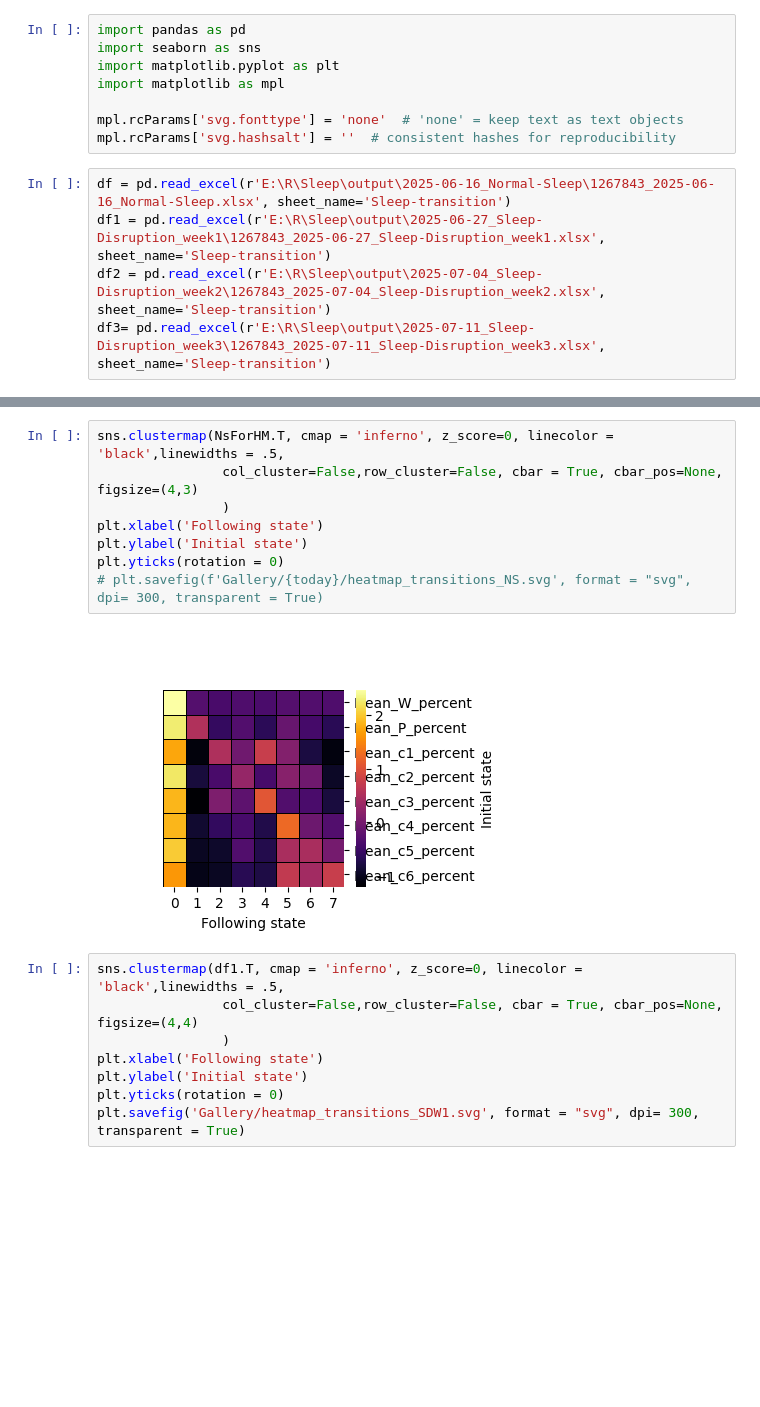
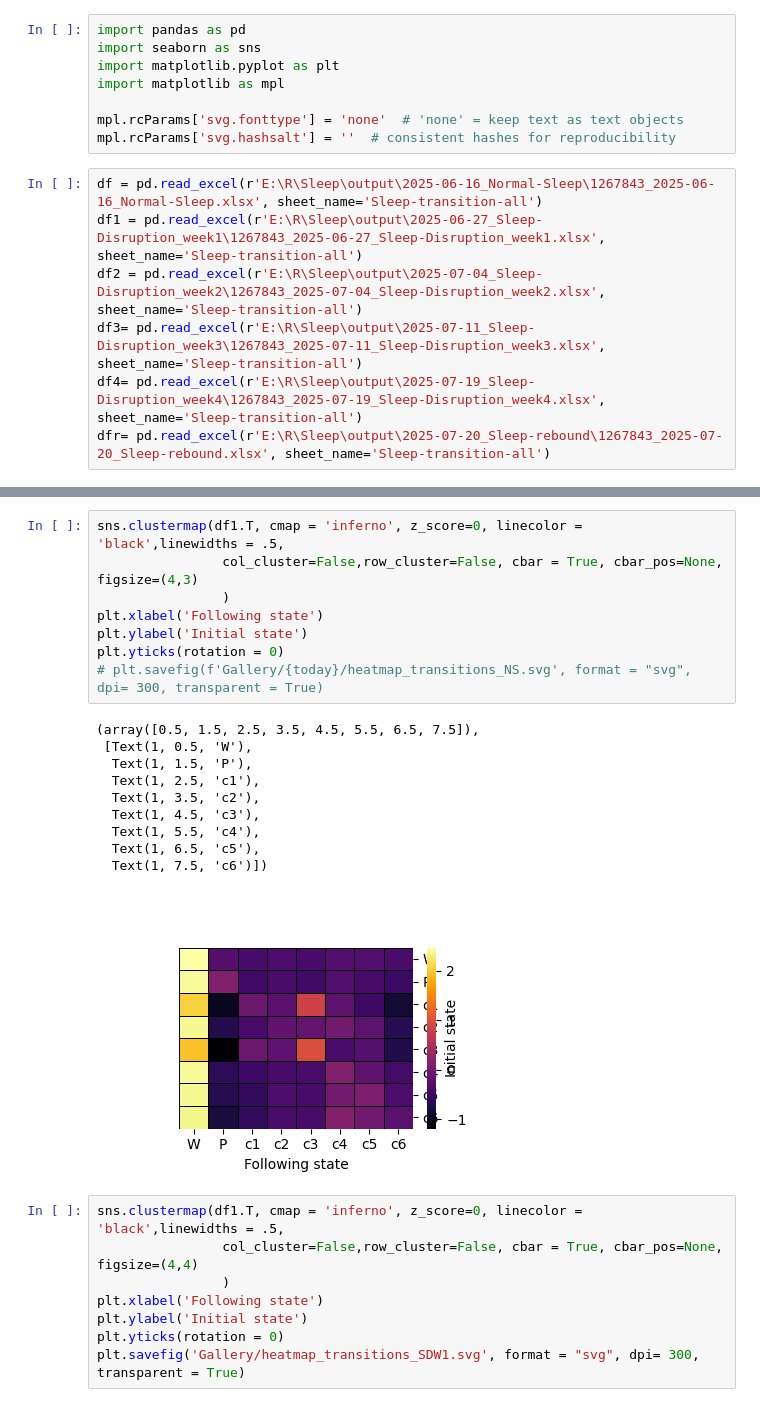
Before and after one commit to Carboneinerte/SleepAnalysis, a Jupyter notebook: separate_days.ipynb, the cells around one changed output, grey strips where cells are left out. Drawn from its saved outputs; the diff is of its cells as text; blank space fills up the shorter version.

Commit message:
sleep rebound

```diff
--- a/separate_days.ipynb
+++ b/separate_days.ipynb
@@ -440,10 +440,12 @@ import matplotlib as mpl
 mpl.rcParams['svg.fonttype'] = 'none'  # 'none' = keep text as text objects
 mpl.rcParams['svg.hashsalt'] = ''  # consistent hashes for reproducibility
 # %%
-df = pd.read_excel(r'E:\R\Sleep\output\2025-06-16_Normal-Sleep\1267843_2025-06-16_Normal-Sleep.xlsx', sheet_name='Sleep-transition')
-df1 = pd.read_excel(r'E:\R\Sleep\output\2025-06-27_Sleep-Disruption_week1\1267843_2025-06-27_Sleep-Disruption_week1.xlsx', sheet_name='Sleep-transition')
-df2 = pd.read_excel(r'E:\R\Sleep\output\2025-07-04_Sleep-Disruption_week2\1267843_2025-07-04_Sleep-Disruption_week2.xlsx', sheet_name='Sleep-transition')
-df3= pd.read_excel(r'E:\R\Sleep\output\2025-07-11_Sleep-Disruption_week3\1267843_2025-07-11_Sleep-Disruption_week3.xlsx', sheet_name='Sleep-transition')
+df = pd.read_excel(r'E:\R\Sleep\output\2025-06-16_Normal-Sleep\1267843_2025-06-16_Normal-Sleep.xlsx', sheet_name='Sleep-transition-all')
+df1 = pd.read_excel(r'E:\R\Sleep\output\2025-06-27_Sleep-Disruption_week1\1267843_2025-06-27_Sleep-Disruption_week1.xlsx', sheet_name='Sleep-transition-all')
+df2 = pd.read_excel(r'E:\R\Sleep\output\2025-07-04_Sleep-Disruption_week2\1267843_2025-07-04_Sleep-Disruption_week2.xlsx', sheet_name='Sleep-transition-all')
+df3= pd.read_excel(r'E:\R\Sleep\output\2025-07-11_Sleep-Disruption_week3\1267843_2025-07-11_Sleep-Disruption_week3.xlsx', sheet_name='Sleep-transition-all')
+df4= pd.read_excel(r'E:\R\Sleep\output\2025-07-19_Sleep-Disruption_week4\1267843_2025-07-19_Sleep-Disruption_week4.xlsx', sheet_name='Sleep-transition-all')
+dfr= pd.read_excel(r'E:\R\Sleep\output\2025-07-20_Sleep-rebound\1267843_2025-07-20_Sleep-rebound.xlsx', sheet_name='Sleep-transition-all')
 # %%
 df.index = df.States_name
 df.drop(['States_name', "W", "P", "c1", "c2", "c3", "c4", "c5", "c6"],axis = 1, inplace=True)
@@ -476,13 +486,22 @@ NsForHM.drop(['ZT', "Mean_W", "Mean_P", "Mean_c1", "Mean_c2", "Mean_c3", "Mean_c
 # %%
-sns.clustermap(NsForHM.T, cmap = 'inferno', z_score=0, linecolor = 'black',linewidths = .5,
+sns.clustermap(df1.T, cmap = 'inferno', z_score=0, linecolor = 'black',linewidths = .5,
                 col_cluster=False,row_cluster=False, cbar = True, cbar_pos=None, figsize=(4,3)
                 )
 plt.xlabel('Following state')
 plt.ylabel('Initial state')
 plt.yticks(rotation = 0)
 # plt.savefig(f'Gallery/{today}/heatmap_transitions_NS.svg', format = "svg", dpi= 300, transparent = True)
 # %% [output]
+(array([0.5, 1.5, 2.5, 3.5, 4.5, 5.5, 6.5, 7.5]),
+ [Text(1, 0.5, 'W'),
+  Text(1, 1.5, 'P'),
+  Text(1, 2.5, 'c1'),
+  Text(1, 3.5, 'c2'),
+  Text(1, 4.5, 'c3'),
+  Text(1, 5.5, 'c4'),
+  Text(1, 6.5, 'c5'),
+  Text(1, 7.5, 'c6')])
-[figure, old version]
+[figure, new version]
 # %%
 sns.clustermap(df1.T, cmap = 'inferno', z_score=0, linecolor = 'black',linewidths = .5,
                 col_cluster=False,row_cluster=False, cbar = True, cbar_pos=None, figsize=(4,4)
```
Also changed, not shown: parts of 18 cells of this notebook, 1 other file.
